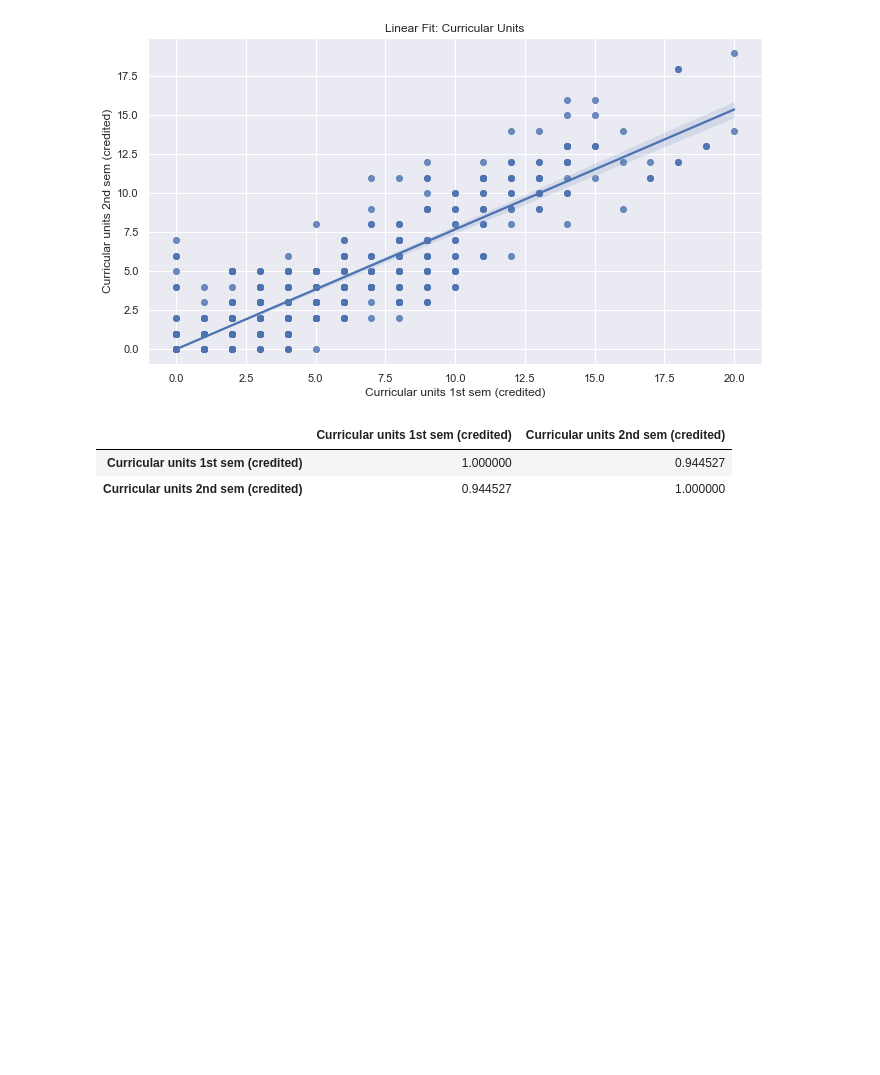
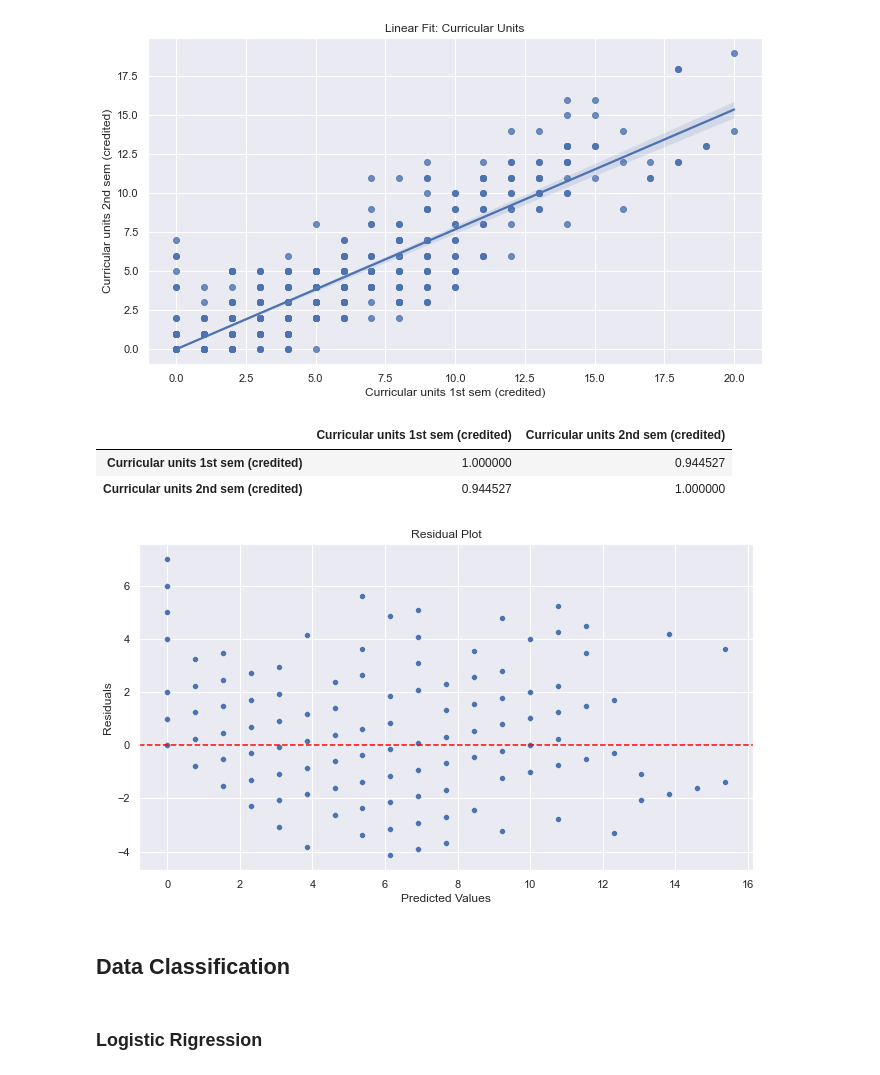
Before and after one commit to nasihbai/DataMining_Student_Assignment20-, a Jupyter notebook: Assignment.ipynb, the cells around one changed output. Drawn from its saved outputs; the diff is of its cells as text; code cells hidden in the pictures; blank space fills up the shorter version.

```diff
--- a/Assignment.ipynb
+++ b/Assignment.ipynb
@@ -306,3 +308,28 @@ corr
 |  | Curricular units 1st sem (credited) | Curricular units 2nd sem (credited) |
 | Curricular units 1st sem (credited) | 1.000000 | 0.944527 |
 | Curricular units 2nd sem (credited) | 0.944527 | 1.000000 |
+# %%
+from sklearn.linear_model import LinearRegression
+
+# Fit a simple linear regression
+X = df2[['Curricular units 1st sem (credited)']].dropna()  # Example feature
+y = df2['Curricular units 2nd sem (credited)'].dropna()
+model = LinearRegression()
+model.fit(X, y)
+
+# Residual plot
+predictions = model.predict(X)
+residuals = y - predictions
+
+sns.scatterplot(x=predictions, y=residuals)
+plt.axhline(0, color='red', linestyle='--')
+plt.title("Residual Plot")
+plt.xlabel("Predicted Values")
+plt.ylabel("Residuals")
+plt.show()
+# %% [output]
+[figure, added]
+# %% [markdown]
+## Data Classification
+# %% [markdown]
+### Logistic Rigression
```
Also changed, not shown: parts of 6 cells of this notebook.
